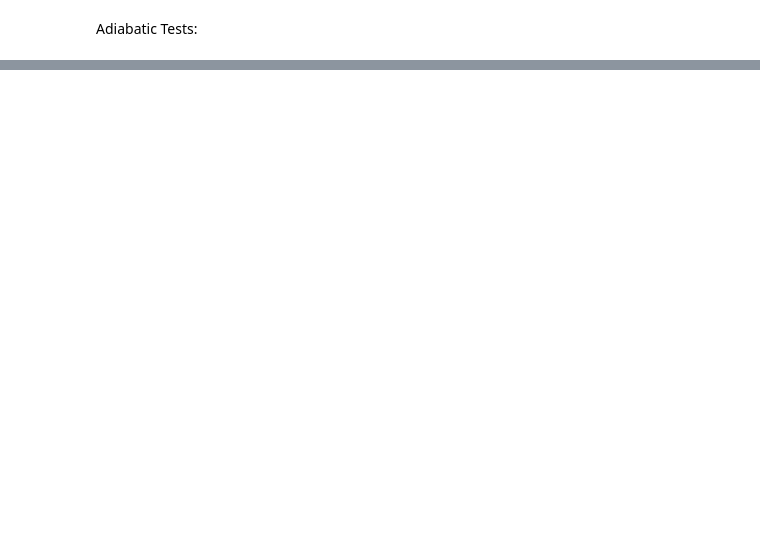
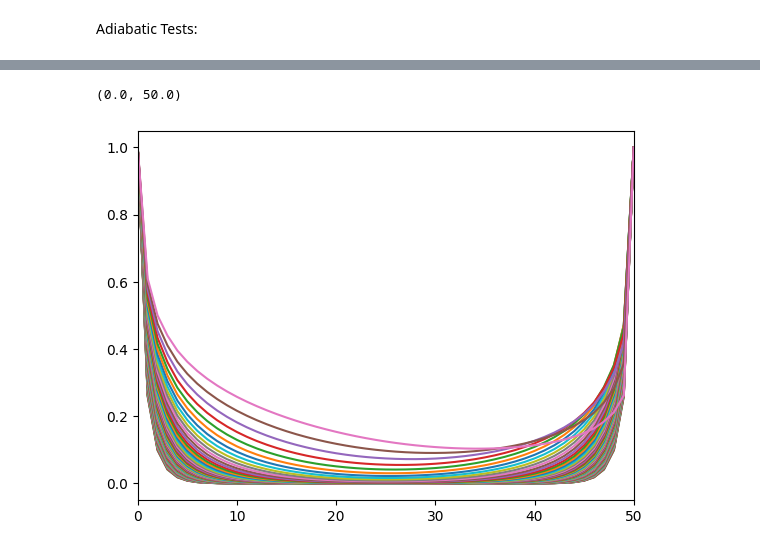
Before and after one commit to KristianMunnikhuis/subsystem_loschmidt_echo, a Jupyter notebook: scripts/mutual_info/exact_diag/TFIM_ground_state.ipynb, the cells around one changed output, grey strips where cells are left out. Saved outputs shown, nothing was run; the diff lists cells and outputs as text; code cells hidden in the pictures; blank space fills up the shorter version.

Commit message:
Finally got Projectors wroking in TFIM_ground_state.
Need to put it together ina  better form but it works!!!

```diff
--- a/scripts/mutual_info/exact_diag/TFIM_ground_state.ipynb
+++ b/scripts/mutual_info/exact_diag/TFIM_ground_state.ipynb
@@ -176,0 +178,19 @@ plt.legend()
+# %%
+#First we will prepare all the hamiltonians we need:
+
+J =-1
+L = 50
+tau = 100
+N_steps = 100
+times,dt= np.linspace(0,tau,N_steps,retstep=True)
+h0 = 0.5
+hf = 1.5
+H_bdg_t = [H_bdg(h_t(ti, tau, h0,hf), L,J) for ti in times]
+#Compute G and F
+
+E1, U_full = np.linalg.eigh(H_bdg_t[0])
+U = U_full[:, :L]         # only negative-energy modes
+G = Gi(U)                  # full 2L × 2L correlation matrix
+G1 = G[:L, :L]              # ⟨c† c⟩
+F1 = G[:L, L:]              # ⟨c c⟩
+M_t = np.eye(L)-2*(G1+F1)
@@ -176,0 +255,28 @@ plt.legend()
+# %%
+
+for i in range(0,len(U_t),15):
+    U = U_t[i][:, :L]         # only negative-energy modes
+    G = Gi(U)                  # full 2L × 2L correlation matrix
+    G1 = G[:L, :L]              # ⟨c† c⟩
+    F1 = G[:L, L:]              # ⟨c c⟩
+    M_t = np.eye(L)-2*(G1+F1)
+    j1 = 0
+    xx = []
+    for j2 in range(L+1):
+        n = (j2 - j1) % L
+        C = np.zeros((n, n), dtype=np.complex128)
+        for x in range(n):
+            for y in range(n):
+                i = (j1 + x) % L
+                j = (j1 + 1 + y) % L
+                C[x, y] = M_t[i, j]
+        xx.append(np.linalg.det(C))
+
+
+
+    plt.plot(xx,label = "xx")
+plt.xlim(0,L)
+#plt.ylim(0,1.1)
+# %% [output]
+(0.0, 50.0)
+[figure, added]
```
Also changed, not shown: parts of 15 cells of this notebook, 1 other file.
